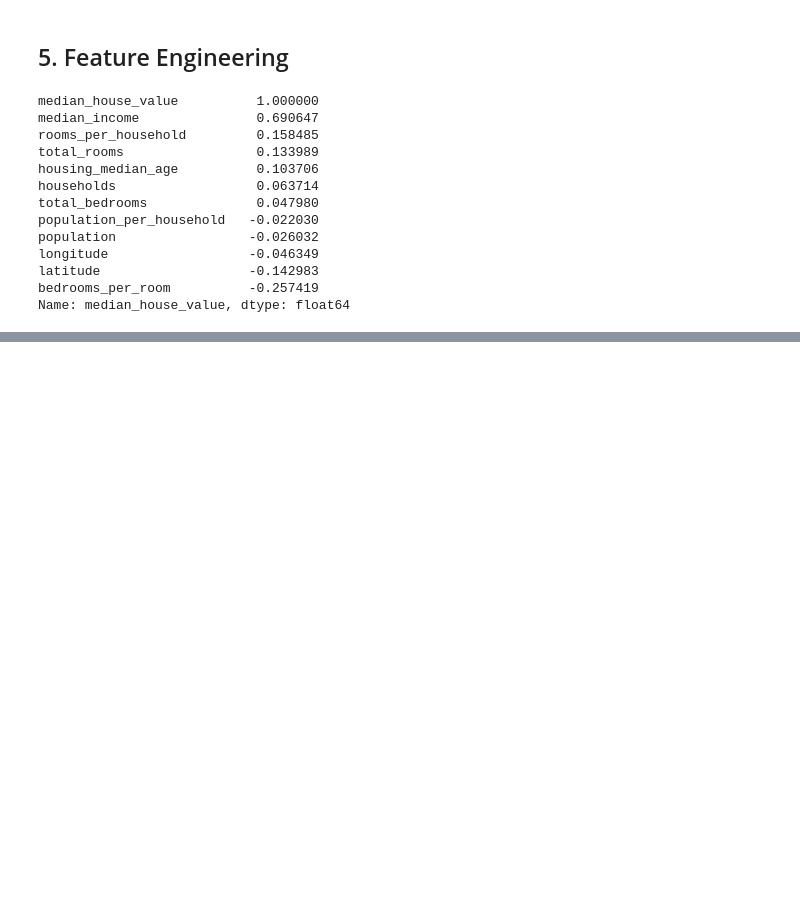
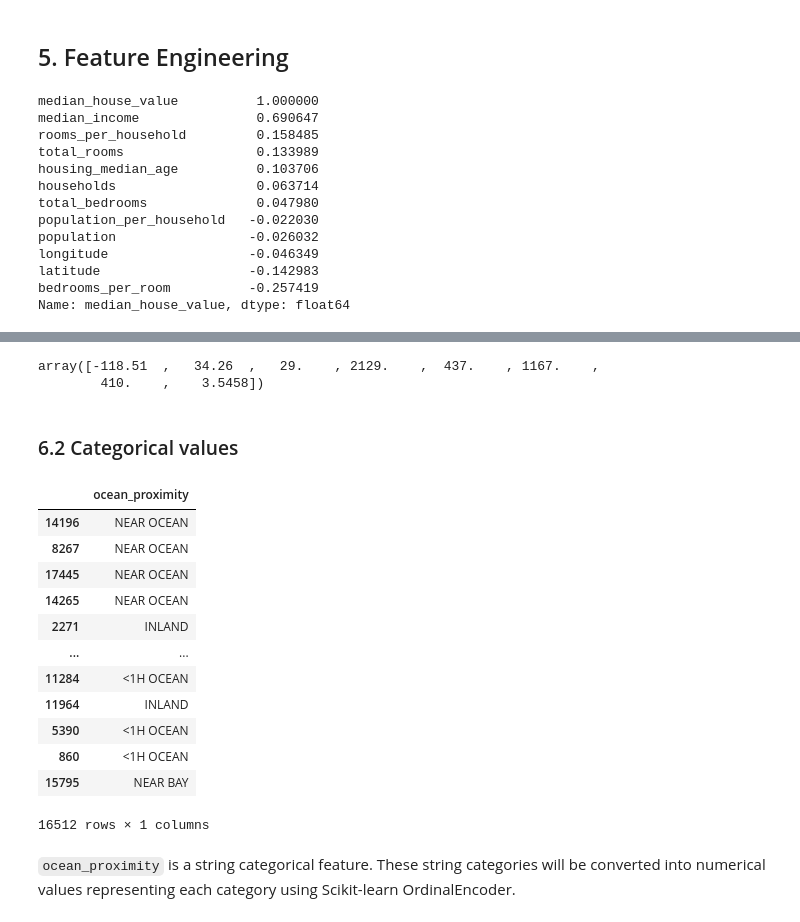
Before and after one commit to theSLWayne/california-housing-model, a Jupyter notebook: California_Housing.ipynb, the cells around one changed output, grey strips where cells are left out. Cells and saved outputs as stored; diff of their text form; code cells hidden in the pictures; blank space fills up the shorter version.

Commit message:
Dealing with missing and categorical values

```diff
--- a/California_Housing.ipynb
+++ b/California_Housing.ipynb
@@ -196,0 +199,4 @@ Name: median_house_value, dtype: float64
+# %%
+# Separate training dataset into features(X) and labels(y)
+X_train = train.drop('median_house_value', axis = 1)
+y_train = train['median_house_value'].copy()
@@ -196,0 +213,7 @@ Name: median_house_value, dtype: float64
+# %%
+# Fit imputer instance to training dataset.
+imputer.fit(X_train_numeric)
+imputer.statistics_
+# %% [output]
+array([-118.51  ,   34.26  ,   29.    , 2129.    ,  437.    , 1167.    ,
+        410.    ,    3.5458])
@@ -196,0 +224,21 @@ Name: median_house_value, dtype: float64
+# %% [markdown]
+### 6.2 Categorical values
+# %%
+X_train_cat = X_train[['ocean_proximity']]
+X_train_cat
+# %% [output]
+|  | ocean_proximity |
+| 14196 | NEAR OCEAN |
+| 8267 | NEAR OCEAN |
+| 17445 | NEAR OCEAN |
+| 14265 | NEAR OCEAN |
+| 2271 | INLAND |
+| ... | ... |
+| 11284 | <1H OCEAN |
+| 11964 | INLAND |
+| 5390 | <1H OCEAN |
+| 860 | <1H OCEAN |
+| 15795 | NEAR BAY |
+16512 rows × 1 columns
+# %% [markdown]
+`ocean_proximity` is a string categorical feature. These string categories will be converted into numerical values representing each category using Scikit-learn OrdinalEncoder.
```
Also changed, not shown: parts of 7 cells of this notebook.
